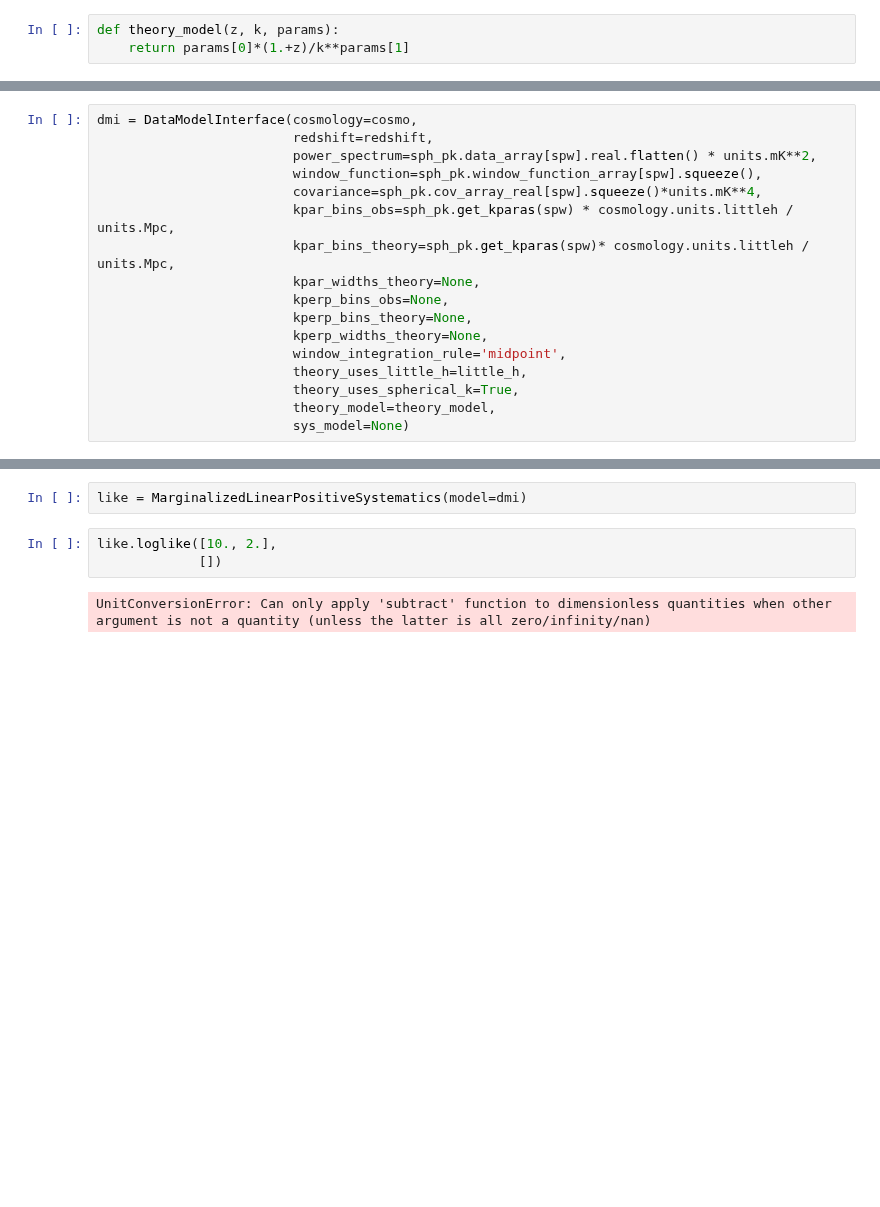
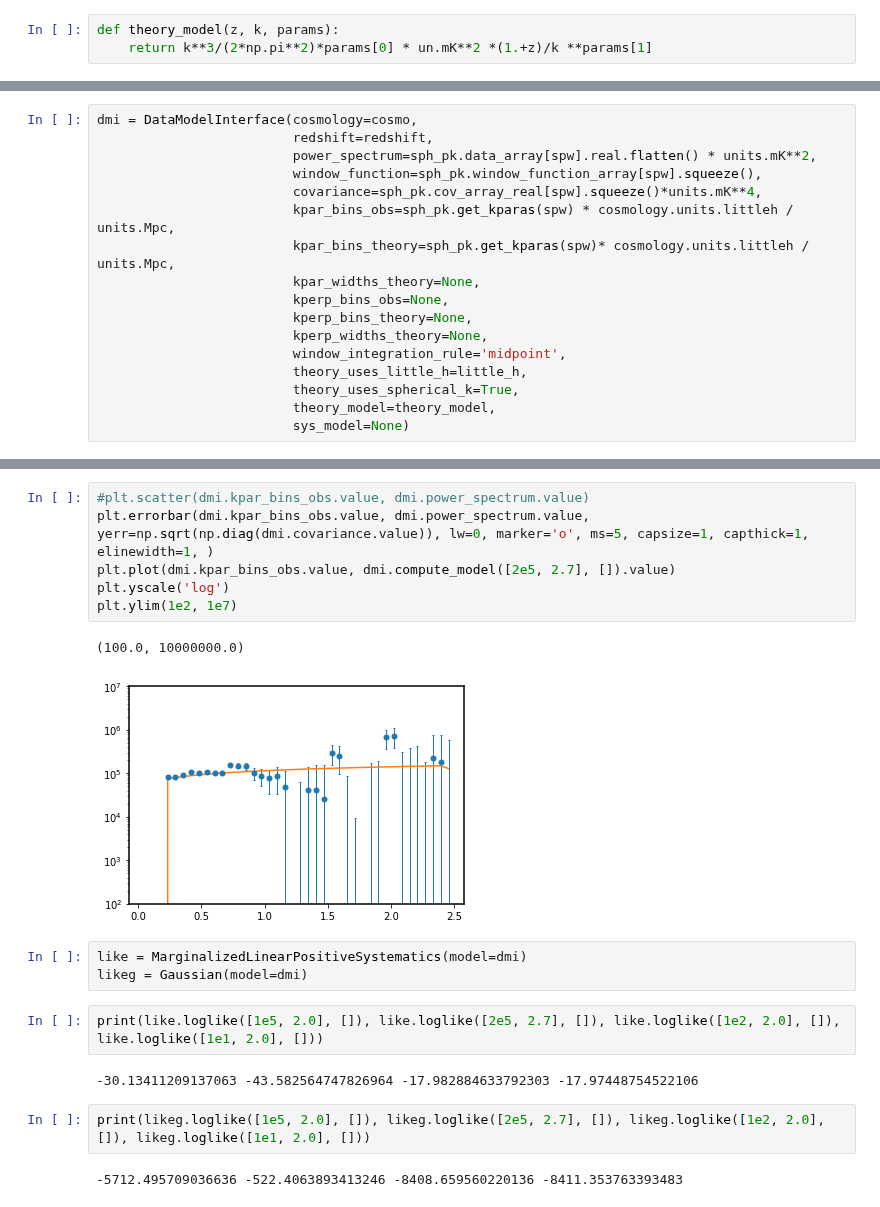
Before and after one commit to HERA-Team/pspec_likelihood, a Jupyter notebook: dvlpt/test_validation_idr3.ipynb, the cells around one changed output, grey strips where cells are left out. Cells and saved outputs as stored; diff of their text form; blank space fills up the shorter version.

```diff
--- a/dvlpt/test_validation_idr3.ipynb
+++ b/dvlpt/test_validation_idr3.ipynb
@@ -37,7 +47,7 @@ cosmo = cosmology.Planck18
 path_to_uvp = './' #path to pspec files, in ./dvlpt
 # %%
 def theory_model(z, k, params):
-    return params[0]*(1.+z)/k**params[1]
+    return k**3/(2*np.pi**2)*params[0] * un.mK**2 *(1.+z)/k **params[1]
 # %%
 def bias(k, z, little_h=True):
     return np.ones(k.shape)
@@ -90,10 +100,23 @@ dmi = DataModelInterface(cosmology=cosmo,
 dmi.power_spectrum
 # %% [output]
 $[0,~0,~0,~80858.156,~81329.328,~90504.207,~107614.96,~99195.383,~108445.13,~99816.181,~103286.34,~151877.85,~149367.81,~145560.31,~102137.47,~89120.35,~77972.442,~86815.845,~49130.841,~-105740.82,~-20284.667,~41902.493,~42071.748,~25750.828,~297394.05,~256265.74,~-94613.206,~-191752.6,~-295577.12,~-78478.346,~-79204.973,~671671.1,~728976.83,~-67311.594,~-44299.27,~-21242.057,~-315526.29,~221313.46,~186053.49,~-39199.882] \; \mathrm{mK^{2}}$
+# %%
+#plt.scatter(dmi.kpar_bins_obs.value, dmi.power_spectrum.value)
+plt.errorbar(dmi.kpar_bins_obs.value, dmi.power_spectrum.value, yerr=np.sqrt(np.diag(dmi.covariance.value)), lw=0, marker='o', ms=5, capsize=1, capthick=1, elinewidth=1, )
+plt.plot(dmi.kpar_bins_obs.value, dmi.compute_model([2e5, 2.7], []).value)
+plt.yscale('log')
+plt.ylim(1e2, 1e7)
+# %% [output]
+(100.0, 10000000.0)
+[figure, added]
 # %%
 like = MarginalizedLinearPositiveSystematics(model=dmi)
+likeg = Gaussian(model=dmi)
 # %%
-like.loglike([10., 2.],
-             [])
+print(like.loglike([1e5, 2.0], []), like.loglike([2e5, 2.7], []), like.loglike([1e2, 2.0], []), like.loglike([1e1, 2.0], []))
 # %% [output]
-UnitConversionError: Can only apply 'subtract' function to dimensionless quantities when other argument is not a quantity (unless the latter is all zero/infinity/nan)
+-30.13411209137063 -43.582564747826964 -17.982884633792303 -17.97448754522106
+# %%
+print(likeg.loglike([1e5, 2.0], []), likeg.loglike([2e5, 2.7], []), likeg.loglike([1e2, 2.0], []), likeg.loglike([1e1, 2.0], []))
+# %% [output]
+-5712.495709036636 -522.4063893413246 -8408.659560220136 -8411.353763393483
```
Also changed, not shown: parts of 7 cells of this notebook, 5 other files.
